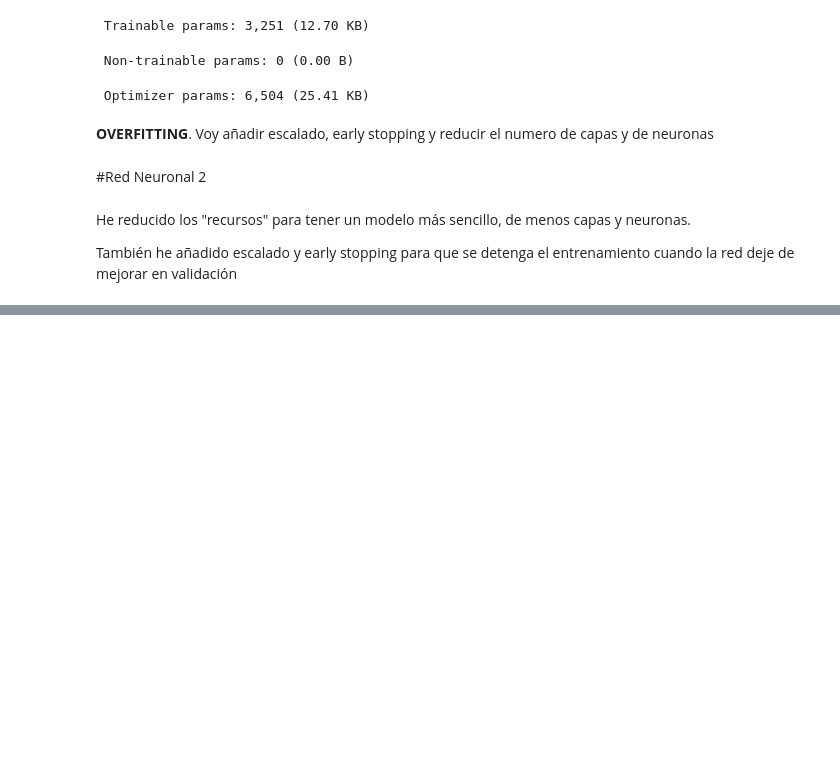
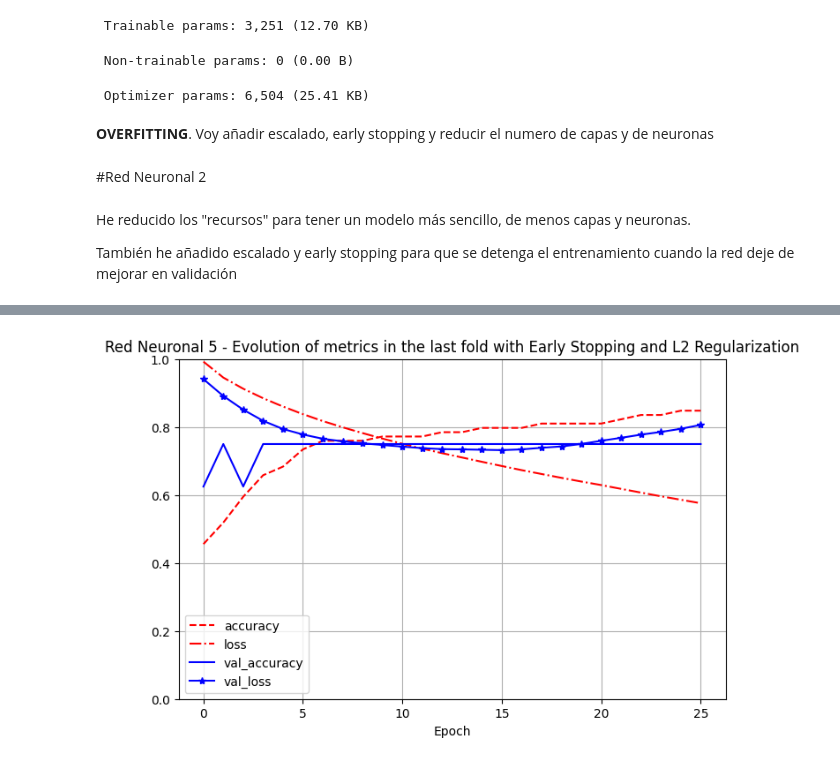
Before and after one commit to LolaSM/TFG_Bio, a Jupyter notebook: Modelo3_TFG_Biomédica_Lola_speed.ipynb, the cells around one changed output, grey strips where cells are left out. Cells and saved outputs as stored; diff of their text form; code cells hidden in the pictures; blank space fills up the shorter version.

```diff
--- a/Modelo3_TFG_Biomédica_Lola_speed.ipynb
+++ b/Modelo3_TFG_Biomédica_Lola_speed.ipynb
@@ -501,0 +745,86 @@ Model: "sequential_1"
+# %%
+import numpy as np
+import pandas as pd
+import matplotlib.pyplot as plt
+from sklearn.model_selection import StratifiedKFold
+from sklearn.preprocessing import StandardScaler
+from tensorflow.keras.models import Sequential
+from tensorflow.keras.layers import Dense, Input
+from tensorflow.keras.callbacks import EarlyStopping
+from tensorflow.keras.regularizers import l2 # Importar regularizador L2
+import tensorflow as tf
+
+# Set seed for reproducibility
+tf.keras.utils.set_random_seed(42)
+
+# Prepare for cross-validation for Red Neuronal 5 (with L2 Regularization)
+skf_rn5 = StratifiedKFold(n_splits=10, shuffle=True, random_state=42)
+accuracies_rn5 = []
+histories_rn5 = [] # Optional: to store history of each fold
+
+# Loop through each fold for Red Neuronal 5
+for fold_rn5, (train_idx_rn5, val_idx_rn5) in enumerate(skf_rn5.split(X, y), 1):
+    print(f"\n=== Red Neuronal 5 - Fold {fold_rn5} ===")
+
+    # Split data for the current fold
+    X_train_fold_rn5, X_val_fold_rn5 = X.iloc[train_idx_rn5].values, X.iloc[val_idx_rn5].values
+    y_train_fold_rn5, y_val_fold_rn5 = y.iloc[train_idx_rn5].values, y.iloc[val_idx_rn5].values
+
+    # Scale data for the current fold
+    scaler_rn5 = StandardScaler()
+    X_train_scaled_fold_rn5 = scaler_rn5.fit_transform(X_train_fold_rn5)
+    X_val_scaled_fold_rn5 = scaler_rn5.transform(X_val_fold_rn5)
+
+    # Create the model for the current fold (Architecture with L2 Regularization)
+    model_rn5 = Sequential([
+        Input(shape=(X.shape[1],)),
+        Dense(50, activation='relu', kernel_regularizer=l2(0.004)), # Añadir regularización L2
+        Dense(50, activation='relu', kernel_regularizer=l2(0.004)), # Añadir regularización L2
+        Dense(1, activation='sigmoid')
+    ])
+
+    # Compile the model
+    model_rn5.compile(
+        optimizer='adam',
+        loss='binary_crossentropy',
+        metrics=['accuracy']
+    )
+
+    # Early stopping for the current fold
+    early_stop_rn5 = EarlyStopping(
+        monitor='val_loss',
+        patience=10,
+        restore_best_weights=True
+    )
+
+    # Train the model for the current fold
+    history_fold_rn5 = model_rn5.fit(
+        X_train_scaled_fold_rn5, y_train_fold_rn5,
+        epochs=100,
+        batch_size=8,
+        validation_data=(X_val_scaled_fold_rn5, y_val_fold_rn5),
+        callbacks=[early_stop_rn5],
+        verbose=0 # Set to 1 to see training progress
+    )
+
+    # Evaluate the model on the validation data of the current fold
+    loss_rn5, acc_rn5 = model_rn5.evaluate(X_val_scaled_fold_rn5, y_val_fold_rn5, verbose=0)
+    print(f"Red Neuronal 5 - Fold {fold_rn5} validation accuracy: {acc_rn5:.3f}")
+    accuracies_rn5.append(acc_rn5)
+    histories_rn5.append(history_fold_rn5.history) # Store history
+
+# Display cross-validation results for Red Neuronal 5
+print("\n=== Red Neuronal 5 - Cross-validation Results ===")
+print(f"Mean validation accuracy: {np.mean(accuracies_rn5):.3f}")
+print(f"Standard deviation of validation accuracy: {np.std(accuracies_rn5):.3f}")
+
+# Optional: Plot training history of the last fold for Red Neuronal 5
+if histories_rn5:
+    pd.DataFrame(histories_rn5[-1]).plot(
+        figsize=(8, 5), ylim=[0, 1], grid=True, xlabel="Epoch",
+        style=["r--", "r-.", "b-", "b-*"]
+    )
+    plt.title("Red Neuronal 5 - Evolution of metrics in the last fold with Early Stopping and L2 Regularization")
+    plt.legend(loc="lower left")
+    plt.show()
+# %% [output]
@@ -501,0 +848 @@ Model: "sequential_1"
+[figure, added]
```
Also changed, not shown: parts of 16 cells of this notebook.
